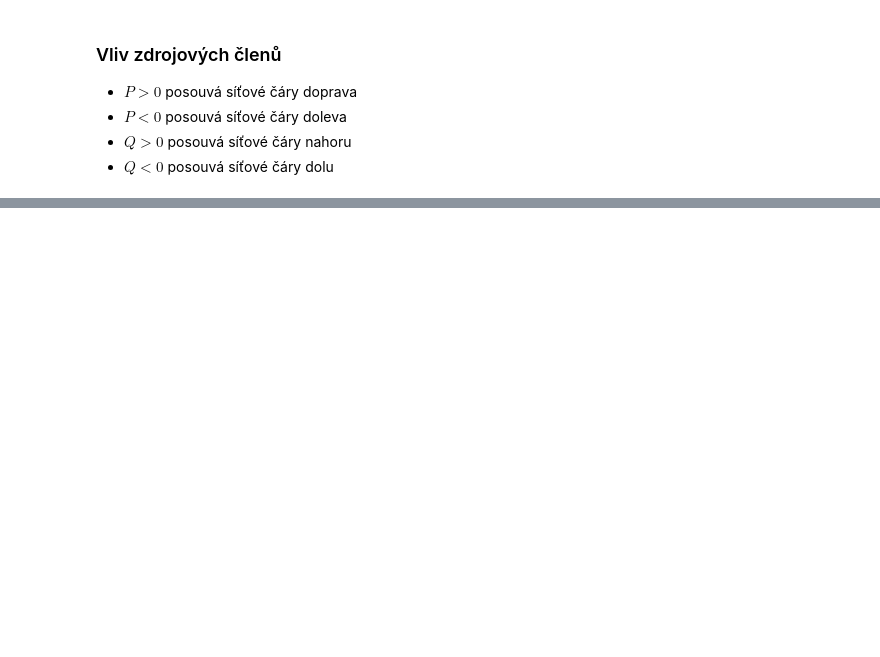
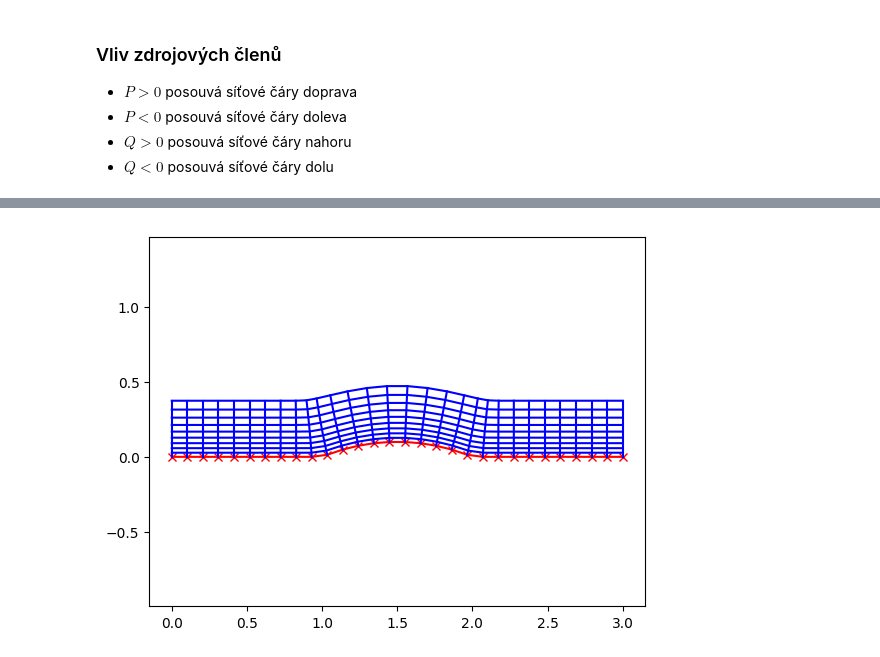
Before and after one commit to furstj/NSP, a Jupyter notebook: 01_strukturovana_sit.ipynb, the cells around one changed output, grey strips where cells are left out. Drawn from its saved outputs; the diff is of its cells as text; code cells hidden in the pictures; blank space fills up the shorter version.

```diff
--- a/01_strukturovana_sit.ipynb
+++ b/01_strukturovana_sit.ipynb
@@ -419,0 +682,5 @@ Iterace: 70     chyba:0.0001398792094961873
+# %%
+r = hyp_explicit_central(30,10,0.025,1.1);
+plot_hyp_mesh(r);
+# %% [output]
+[figure, added]
```
Also changed, not shown: parts of 51 cells of this notebook.
